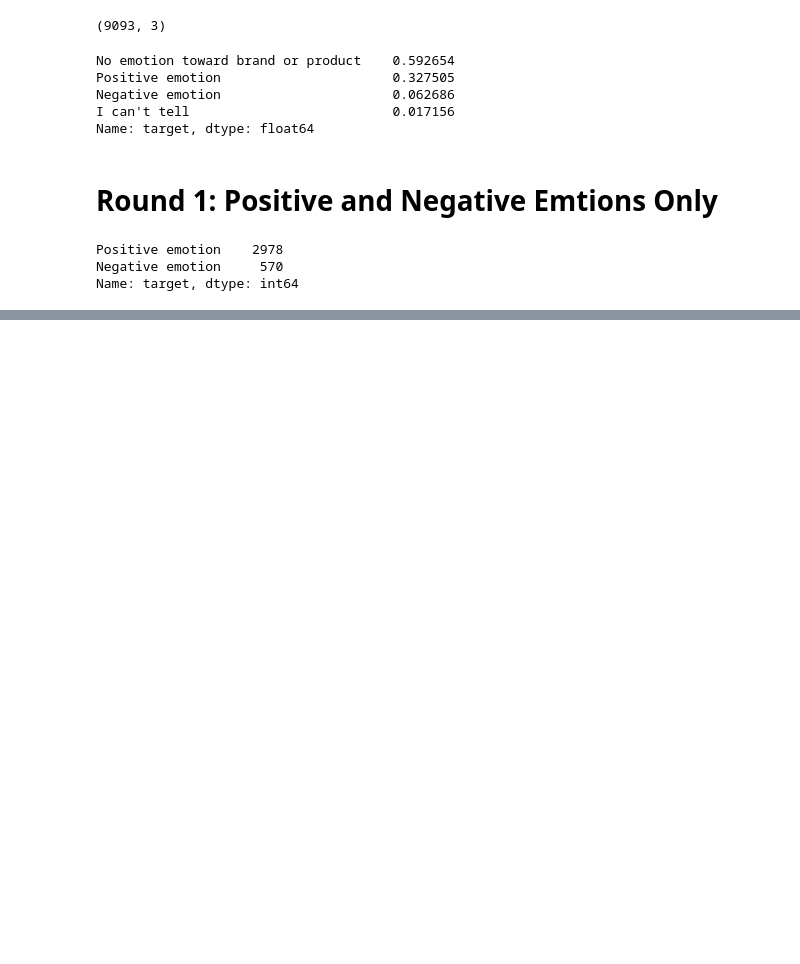
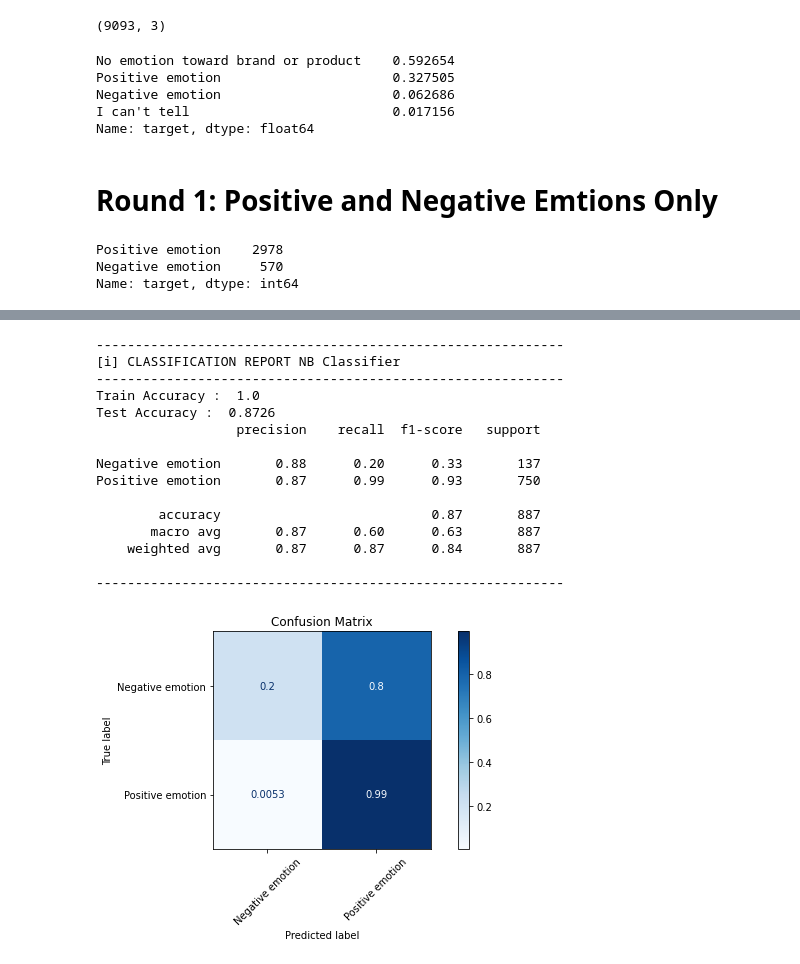
Before and after one commit to singsang2/dsc-mod-4-project-v2-1-onl01-dtsc-ft-070620, a Jupyter notebook: NLP.ipynb, the cells around one changed output, grey strips where cells are left out. Saved outputs shown, nothing was run; the diff lists cells and outputs as text; code cells hidden in the pictures; blank space fills up the shorter version.

```diff
--- a/NLP.ipynb
+++ b/NLP.ipynb
@@ -53,0 +244,21 @@ Name: target, dtype: int64
+# %%
+evaluate_clf_model(rf_clf_2, X_train_tf_idf, y_train, X_test_tf_idf, y_test,
+                   classes=['Negative emotion', 'Positive emotion'],
+                   label='NB Classifier')
+# %% [output]
+------------------------------------------------------------
+[i] CLASSIFICATION REPORT NB Classifier
+------------------------------------------------------------
+Train Accuracy :  1.0
+Test Accuracy :  0.8726
+                  precision    recall  f1-score   support
+
+Negative emotion       0.88      0.20      0.33       137
+Positive emotion       0.87      0.99      0.93       750
+
+        accuracy                           0.87       887
+       macro avg       0.87      0.60      0.63       887
+    weighted avg       0.87      0.87      0.84       887
+
+------------------------------------------------------------
+[figure, added]
```
Also changed, not shown: parts of 31 cells of this notebook, 2 other files.
